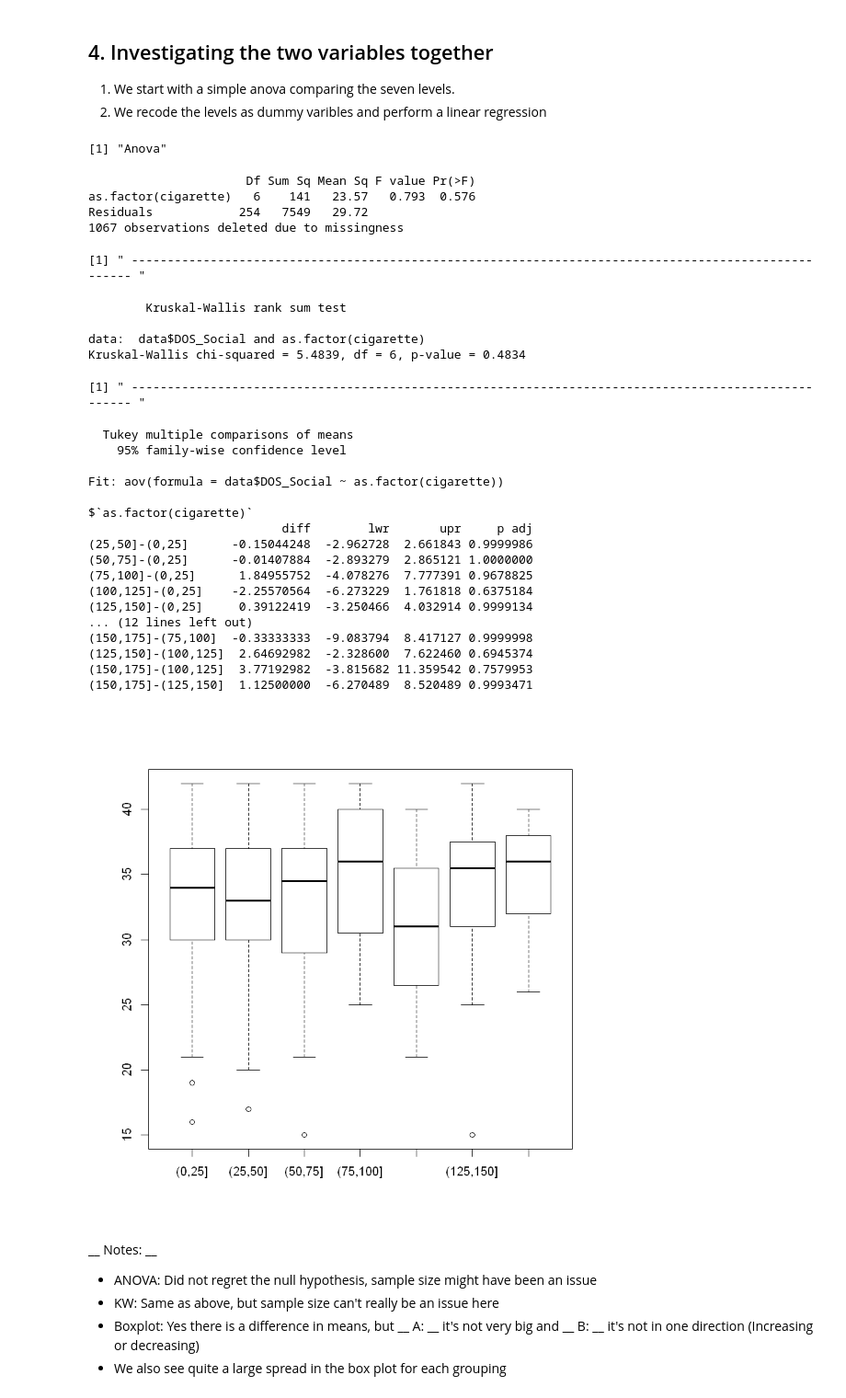
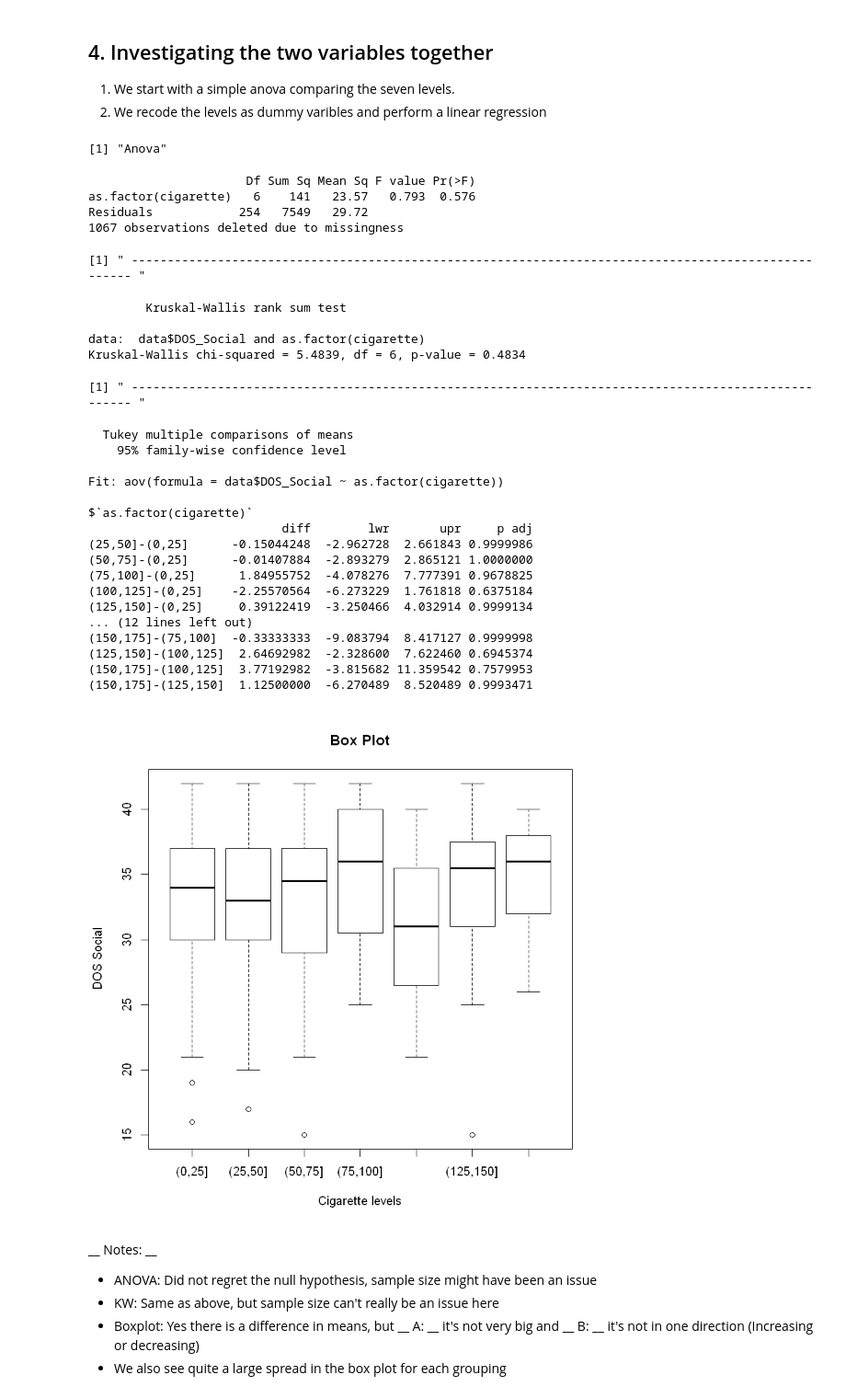
Before and after one commit to FMCumhaill/Risk-Lab-Dublin-Science-Gallery-, a Jupyter notebook: Risk Taking predict smoking .ipynb, the cells around one changed output. Shown: that part at 92% size. Saved outputs shown, nothing was run; the diff lists cells and outputs as text; code cells hidden in the pictures.

```diff
--- a/Risk Taking predict smoking .ipynb
+++ b/Risk Taking predict smoking .ipynb
@@ -106,6 +97,8 @@ cigarette_zero_inc
 2. We recode the levels as dummy varibles and perform a linear regression
 # %%
 boxplot(data$DOS_Social~cigarette)
+title(main="Box Plot",
+  	xlab="Cigarette levels", ylab="DOS Social")
 anovatest<-aov(data$DOS_Social~as.factor(cigarette),)
 library(xtable)
 print ("Anova")
@@ -116,34 +109,34 @@ print(" ------------------------------------------------------------------------
 TukeyHSD(anovatest)
 # %% [output]
 [1] "Anova"
                       Df Sum Sq Mean Sq F value Pr(>F)
 as.factor(cigarette)   6    141   23.57   0.793  0.576
 Residuals            254   7549   29.72
 1067 observations deleted due to missingness
 [1] " ----------------------------------------------------------------------------------------------------- "
         Kruskal-Wallis rank sum test
 
 data:  data$DOS_Social and as.factor(cigarette)
 Kruskal-Wallis chi-squared = 5.4839, df = 6, p-value = 0.4834
 [1] " ----------------------------------------------------------------------------------------------------- "
   Tukey multiple comparisons of means
     95% family-wise confidence level
 
 Fit: aov(formula = data$DOS_Social ~ as.factor(cigarette))
 
 $`as.factor(cigarette)`
                            diff        lwr       upr     p adj
 (25,50]-(0,25]      -0.15044248  -2.962728  2.661843 0.9999986
 (50,75]-(0,25]      -0.01407884  -2.893279  2.865121 1.0000000
 (75,100]-(0,25]      1.84955752  -4.078276  7.777391 0.9678825
 (100,125]-(0,25]    -2.25570564  -6.273229  1.761818 0.6375184
 (125,150]-(0,25]     0.39122419  -3.250466  4.032914 0.9999134
 ... (12 lines left out)
 (150,175]-(75,100]  -0.33333333  -9.083794  8.417127 0.9999998
 (125,150]-(100,125]  2.64692982  -2.328600  7.622460 0.6945374
 (150,175]-(100,125]  3.77192982  -3.815682 11.359542 0.7579953
 (150,175]-(125,150]  1.12500000  -6.270489  8.520489 0.9993471
-[figure, old version]
+[figure, new version]
 # %% [markdown]
 __ Notes: __
 * ANOVA: Did not regret the null hypothesis, sample size might have been an issue
```
Also changed, not shown: parts of 13 cells of this notebook, 3 other files.
